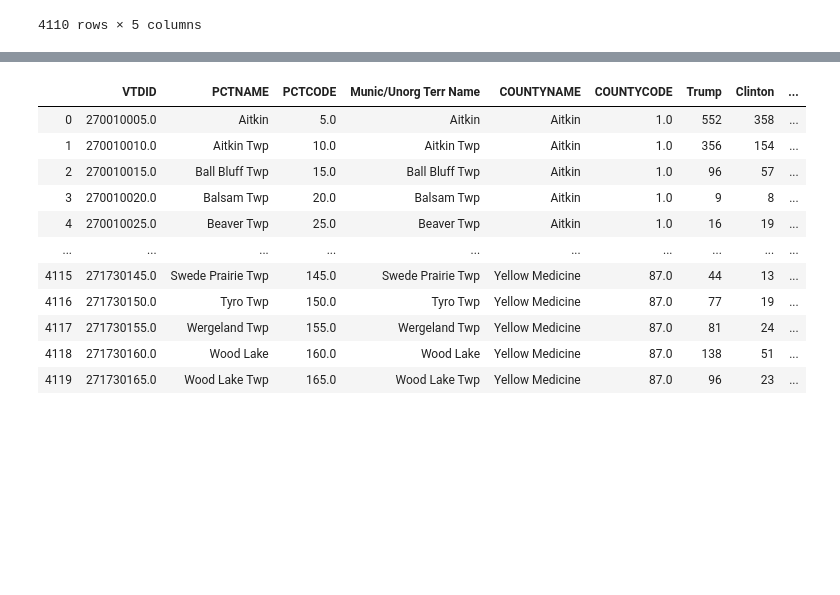
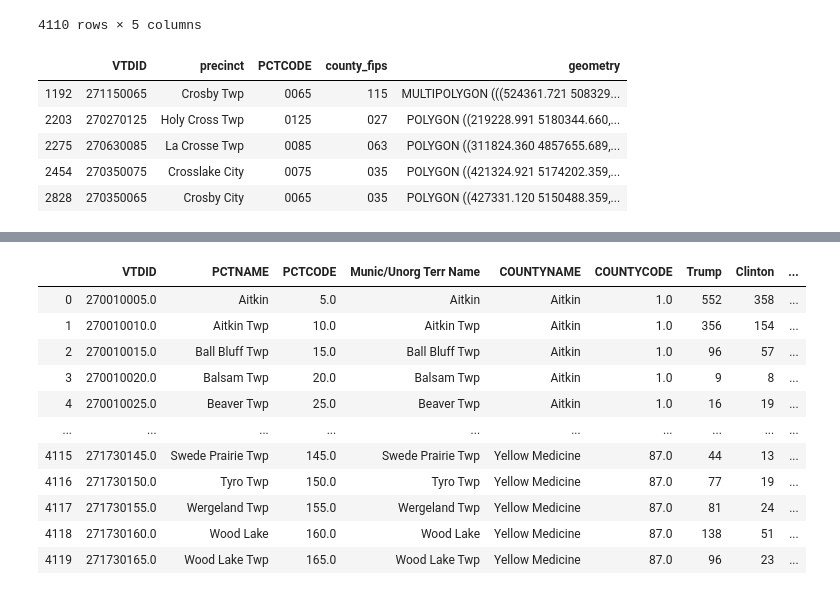
Before and after one commit to VallieTracy/Pres-Election-Partisan-Breakdown, a Jupyter notebook: precinctsVallie.ipynb, the cells around one changed output, grey strips where cells are left out. Cells and saved outputs as stored; diff of their text form; code cells hidden in the pictures; blank space fills up the shorter version.

```diff
--- a/precinctsVallie.ipynb
+++ b/precinctsVallie.ipynb
@@ -53,3 +54,15 @@ prec_shp
 | 4108 | 271710127 | Monticello P-2 | 0127 | 171 | POLYGON ((439564.488 5015565.645,... |
 | 4109 | 271410120 | Big Lake Twp P-2 | 0120 | 141 | MULTIPOLYGON (((447091.451 501927... |
 4110 rows × 5 columns
+# %%
+#looking = prec_shp([prec_shp['precinct'] == prec_shp[prec_shp['precinct'].str.contains('Cros')]])
+prec_shp[prec_shp['precinct'].str.contains('Cros')]
+#looking
+#d[d['Text'].str.contains('AWAIT')]
+# %% [output]
+|  | VTDID | precinct | PCTCODE | county_fips | geometry |
+| 1192 | 271150065 | Crosby Twp | 0065 | 115 | MULTIPOLYGON (((524361.721 508329... |
+| 2203 | 270270125 | Holy Cross Twp | 0125 | 027 | POLYGON ((219228.991 5180344.660,... |
+| 2275 | 270630085 | La Crosse Twp | 0085 | 063 | POLYGON ((311824.360 4857655.689,... |
+| 2454 | 270350075 | Crosslake City | 0075 | 035 | POLYGON ((421324.921 5174202.359,... |
+| 2828 | 270350065 | Crosby City | 0065 | 035 | POLYGON ((427331.120 5150488.359,... |
```
Also changed, not shown: parts of 16 cells of this notebook.
